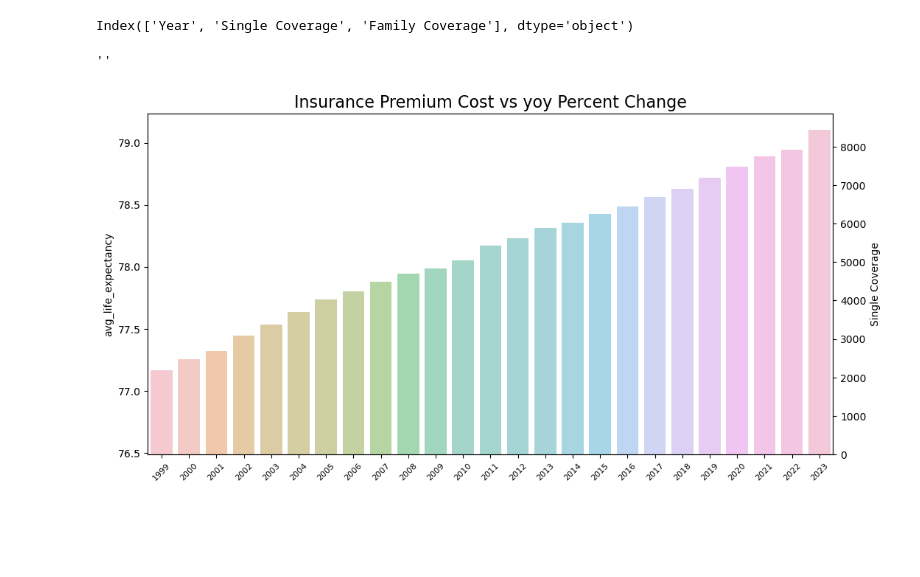
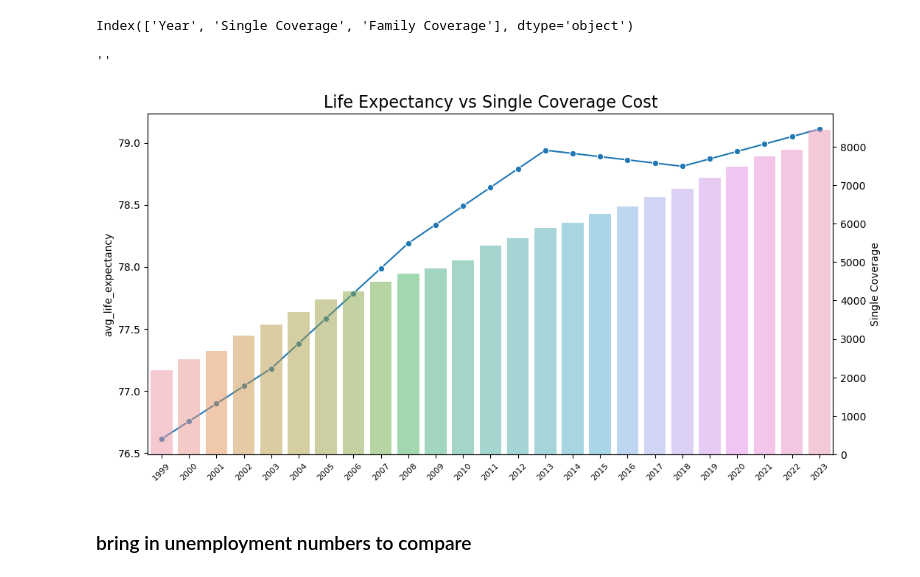
Before and after one commit to AndrewR321/Capstone, a Jupyter notebook: notebooks/Commercial Insurance Data 1999-2022.ipynb, the cells around one changed output. Cells and saved outputs as stored; diff of their text form; code cells hidden in the pictures; blank space fills up the shorter version.

```diff
--- a/notebooks/Commercial Insurance Data.ipynb
+++ b/notebooks/Commercial Insurance Data 1999-2022.ipynb
@@ -222,15 +223,17 @@ Index(['Year', 'Single Coverage', 'Family Coverage'], dtype='object')
 # %%
 ax1 = sns.set_style(style=None, rc=None)
 
 fig, ax1 = plt.subplots(figsize=(12,6))
 ###ax.set_xticks(ax.get_xticks()[::5])
 plt.xticks(rotation=45, fontsize = 8)
-sns.lineplot(data = le['avg_life_expectancy'], marker='o', sort = False, ax=ax1)
+sns.lineplot(data = inscost['avg_life_expectancy'], marker='o', sort = False, ax=ax1)
 ax2 = ax1.twinx()
 
-sns.barplot(data = cip, x='Year', y='Single Coverage', alpha=0.5, ax=ax2)
-plt.title('Insurance Premium Cost vs yoy Percent Change', fontsize = 16)
+sns.barplot(data = inscost, x='Year', y='Single Coverage', alpha=0.5, ax=ax2)
+plt.title('Life Expectancy vs Single Coverage Cost', fontsize = 16)
 ;
 # %% [output]
 ''
-[figure, old version]
+[figure, new version]
+# %% [markdown]
+### bring in unemployment numbers to compare
```
Also changed, not shown: parts of 20 cells of this notebook, 1 other file.
